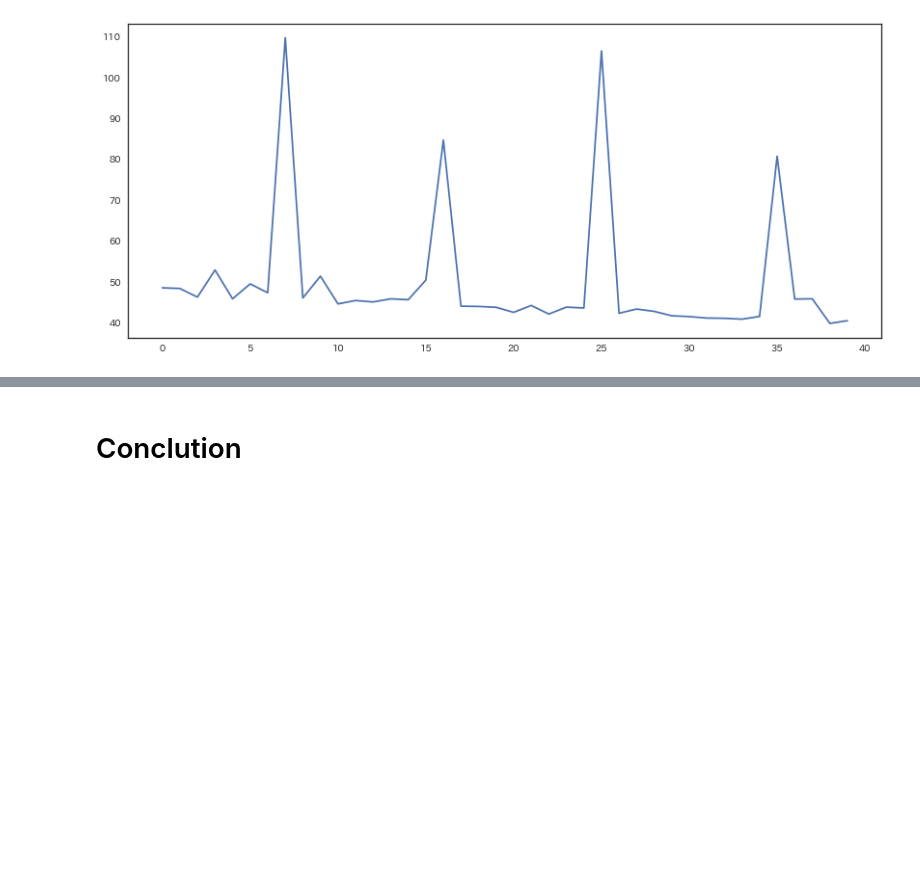
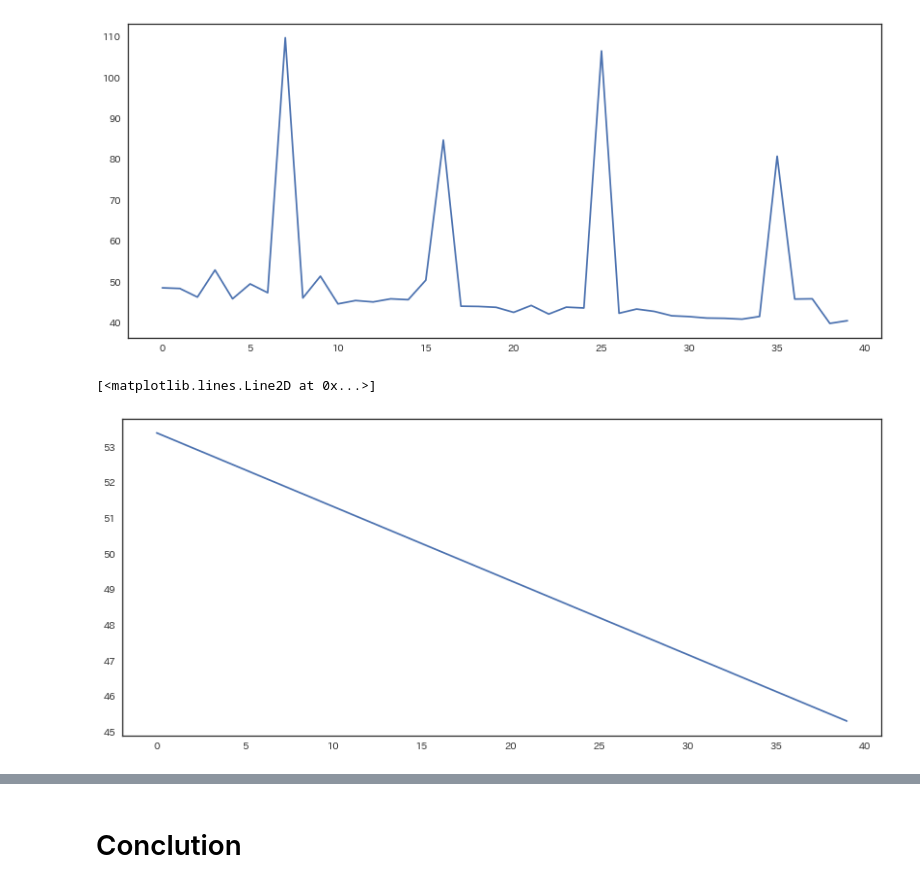
Before and after one commit to OnsenTamagoYoshi/DSCompe_LunchDemandForecast, a Jupyter notebook: チュートリアル.ipynb, the cells around one changed output, grey strips where cells are left out. Drawn from its saved outputs; the diff is of its cells as text; code cells hidden in the pictures; blank space fills up the shorter version.

```diff
--- a/チュートリアル.ipynb
+++ b/チュートリアル.ipynb
@@ -425,3 +434,12 @@ plt.plot(pred)
 # %% [output]
 [<matplotlib.lines.Line2D at 0x...>]
 [figure]
+# %%
+# 単回帰のみのグラフ
+pred1 = model1.predict(x_test["days"].values.reshape(-1, 1))\
+
+plt.figure(figsize=(14,6))
+plt.plot(pred1)
+# %% [output]
+[<matplotlib.lines.Line2D at 0x...>]
+[figure, added]
```
Also changed, not shown: parts of 3 cells of this notebook.
